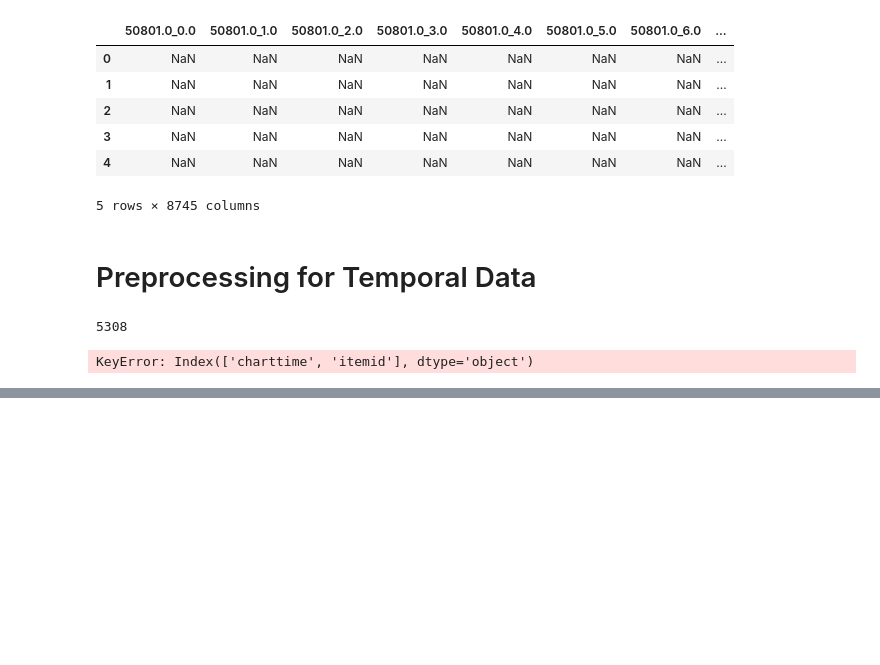
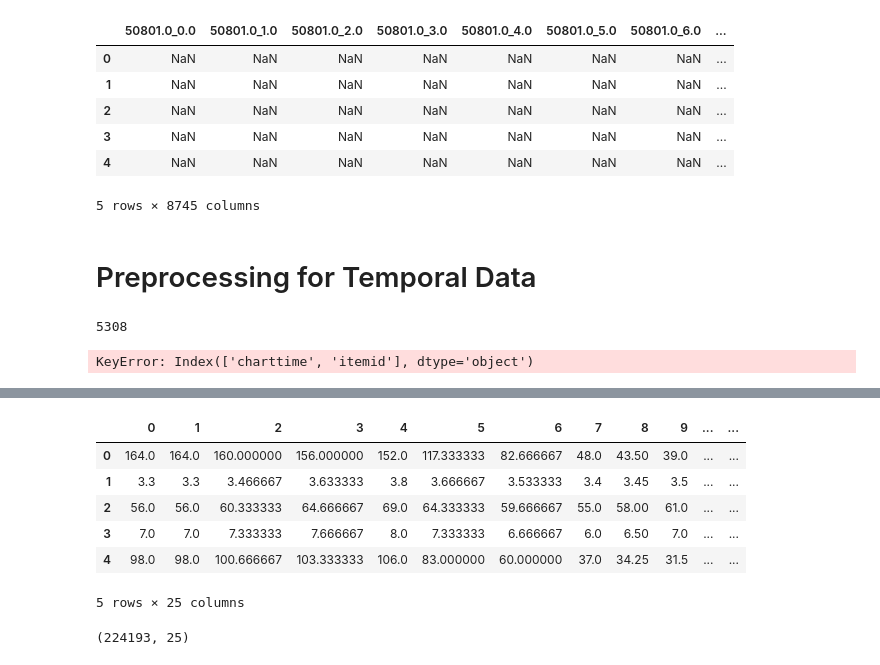
Before and after one commit to Crazz-Zaac/informative-missingness, a Jupyter notebook: project/notebooks/exp_2025.ipynb, the cells around one changed output, grey strips where cells are left out. Cells and saved outputs as stored; diff of their text form; code cells hidden in the pictures; blank space fills up the shorter version.

```diff
--- a/project/notebooks/exp_2025.ipynb
+++ b/project/notebooks/exp_2025.ipynb
@@ -807 +977,15 @@ def df_to_x_m_d(df, max_window_days=7):
+# %%
+stkd_df.head()
+# %% [output]
+|  | 0 | 1 | 2 | 3 | 4 | 5 | 6 | 7 | 8 | 9 | ... | ... |
+| 0 | 164.0 | 164.0 | 160.000000 | 156.000000 | 152.0 | 117.333333 | 82.666667 | 48.0 | 43.50 | 39.0 | ... | ... |
+| 1 | 3.3 | 3.3 | 3.466667 | 3.633333 | 3.8 | 3.666667 | 3.533333 | 3.4 | 3.45 | 3.5 | ... | ... |
+| 2 | 56.0 | 56.0 | 60.333333 | 64.666667 | 69.0 | 64.333333 | 59.666667 | 55.0 | 58.00 | 61.0 | ... | ... |
+| 3 | 7.0 | 7.0 | 7.333333 | 7.666667 | 8.0 | 7.333333 | 6.666667 | 6.0 | 6.50 | 7.0 | ... | ... |
+| 4 | 98.0 | 98.0 | 100.666667 | 103.333333 | 106.0 | 83.000000 | 60.000000 | 37.0 | 34.25 | 31.5 | ... | ... |
+5 rows × 25 columns
+# %%
+stkd_df.shape
+# %% [output]
+(224193, 25)
 # %%
```
Also changed, not shown: parts of 13 cells of this notebook, 6 other files.
